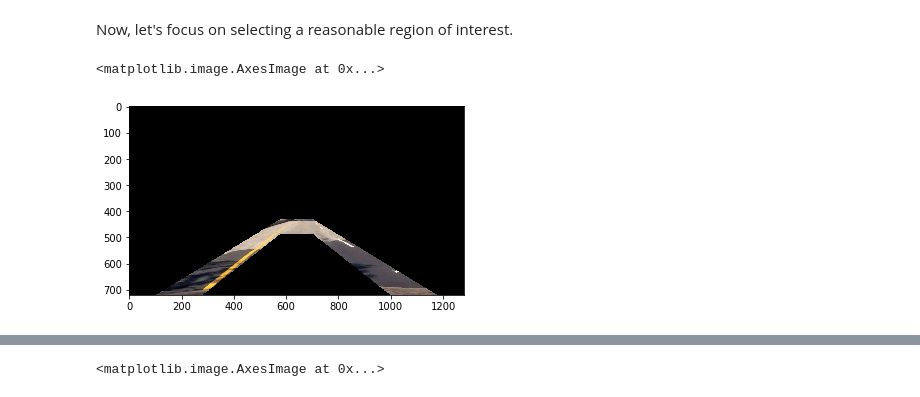
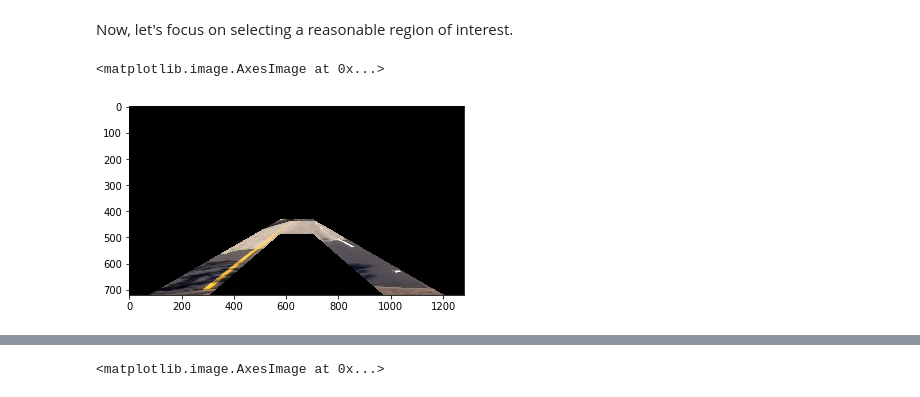
Before and after one commit to joaospinto/CarND-Advanced-Lane-Lines, a Jupyter notebook: Advanced Lane Lines (JSP).ipynb, the cells around one changed output, grey strips where cells are left out. Drawn from its saved outputs; the diff is of its cells as text; code cells hidden in the pictures.

```diff
--- a/Advanced Lane Lines (JSP).ipynb
+++ b/Advanced Lane Lines (JSP).ipynb
@@ -152,19 +152,19 @@ Now, let's focus on selecting a reasonable region of interest.
 # %%
 dy, dx = undistorted_img.shape[:2]
 
-RoI_trapezoid = np.array([[ [0.08*dx, dy], [0.92*dx, dy], [0.55*dx, 0.60*dy], [0.45*dx, 0.60*dy] ]], dtype=np.int32)
-neg_RoI_trapezoid = np.array([[ [0.22*dx, dy], [0.78*dx, dy], [0.55*dx, 0.68*dy], [0.45*dx, 0.68*dy] ]], dtype=np.int32)
+RoI_trapezoid = np.array([[ [0.06*dx, dy], [0.94*dx, dy], [0.55*dx, 0.60*dy], [0.45*dx, 0.60*dy] ]], dtype=np.int32)
+neg_RoI_trapezoid = np.array([[ [0.24*dx, dy], [0.76*dx, dy], [0.55*dx, 0.68*dy], [0.45*dx, 0.68*dy] ]], dtype=np.int32)
 
 mask = np.zeros_like(undistorted_img)
 cv2.fillPoly(mask, RoI_trapezoid, (255,255,255))
 cv2.fillPoly(mask, neg_RoI_trapezoid, (0,0,0))
 
 masked = cv2.bitwise_and(undistorted_img, mask)
 
 plt.imshow(masked)
 # %% [output]
 <matplotlib.image.AxesImage at 0x...>
-[figure, old version]
+[figure, new version]
 # %%
 masked_HLS = cv2.bitwise_and(hls, mask)
 masked_S = masked_HLS[:,:,2]
```
Also changed, not shown: parts of 23 cells of this notebook.
